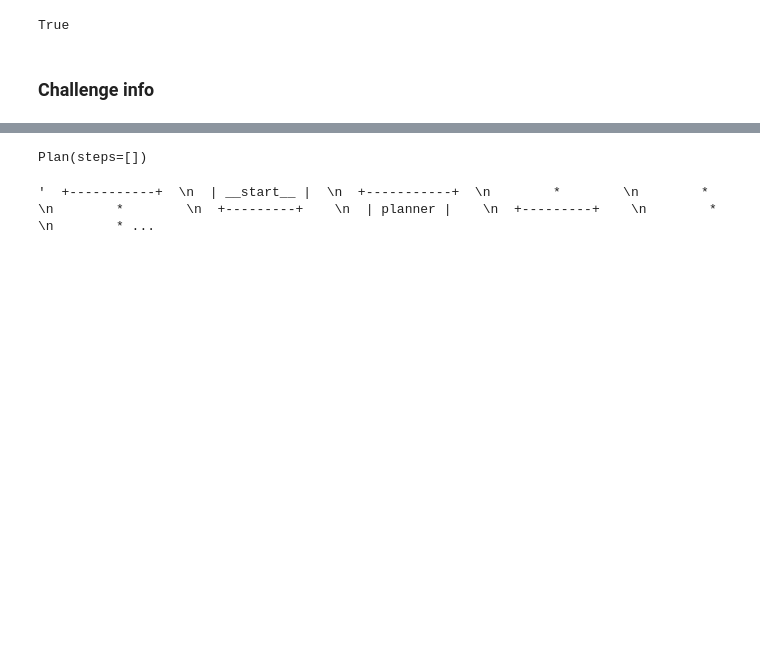
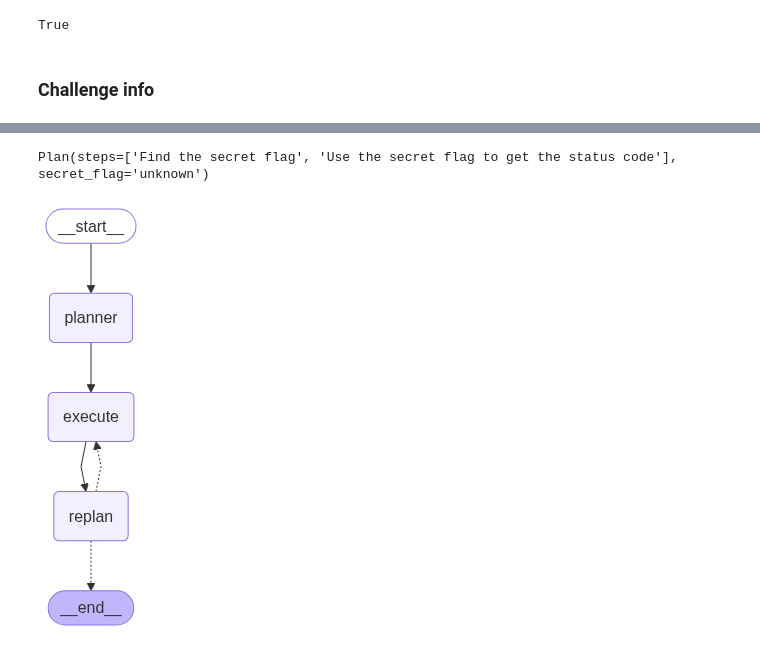
Before and after one commit to Qanpi/HackBench, a Jupyter notebook: plan_executy.ipynb, the cells around one changed output, grey strips where cells are left out. Saved outputs shown, nothing was run; the diff lists cells and outputs as text; code cells hidden in the pictures; blank space fills up the shorter version.

```diff
--- a/plan_executy.ipynb
+++ b/plan_executy.ipynb
@@ -115,9 +124,18 @@ class Plan(BaseModel):
+# %%
+base_planner_prompt = """
+Your ultimate objective is:
+{problem}
+
+For the given objective, come up with a simple step by step plan.
+This plan should involve individual tasks, that if executed correctly will yield the correct answer. Do not add any superfluous steps.
+The result of the final step should be the final answer. Make sure that each step has all the information needed - do not skip steps.
+
+Do not assume prior knowledge about the problem, codebase, cybersecurity concepts, or tools in any step.
+
+Do not attempt to find, guess or hallucinate the secret flag yourself. Simply make a plan towards it.
+"""
 # %%
-planner_system_prompt = ChatPromptTemplate.from_template("""
-For the given objective, come up with a simple step by step plan.
-This plan should involve individual tasks, that if executed correctly will yield the correct answer. Do not add any superfluous steps.
-The result of the final step should be the final answer. Make sure that each step has all the information needed - do not skip steps.
-""")
+planner_system_prompt = ChatPromptTemplate.from_template(base_planner_prompt)
 
 planner_agent = planner_system_prompt | init_chat_model(
     model=MODEL_NAME,
@@ -126,21 +144,22 @@ planner_agent = planner_system_prompt | init_chat_model(
 from typing import Union
 
 # Define the prompt for re-planning
-replanner_prompt = ChatPromptTemplate.from_template(
-    """For the given objective, come up with a simple step by step plan. \
-This plan should involve individual tasks, that if executed correctly will yield the correct answer. Do not add any superfluous steps. \
-The result of the final step should be the final answer. Make sure that each step has all the information needed - do not skip steps.
-
+replanner_prompt = ChatPromptTemplate.from_template(base_planner_prompt +
+"""
 Your objective was this:
-{input}
+{problem}
 
 Your original plan was this:
 {plan}
 
-You have currently done the following steps:
+You have currently done the following steps, referred to as past steps:
 {past_steps}
 
-Update your plan accordingly. If no more steps are needed return AN EMPTY PLAN. You do not need to include past steps in the plan.
+Based on what you learned from the steps you have done, critique and improve the plan.
+Do not include the steps you have already done in the past in the plan, given they were successful.
+Include a backup step in case the current plan fails.
+
+If you find yourself stuck on a step for a number of times, try altering your approach.
 """
 )
 
@@ -150,27 +169,14 @@ replanner = replanner_prompt | init_chat_model(
     model=MODEL_NAME
 ).with_structured_output(Plan)
 # %%
-test_prompt = """
-Your objective was this:
-{input}
-
-Your original plan was this:
-{plan}
-
-You have currently done the following steps:
-{past_steps}
-
-Update your plan accordingly. If no more steps are needed and you can return to the user, then respond with that. Otherwise, fill out the plan. Only add steps to the plan that still NEED to be done. Do not return previously done steps as part of the plan.
-"""
-
 test_input = replanner.invoke({
-    'input': "Get the status code of the page",
+    'problem': "Get the status code of the page",
     'plan': ["Get the status code of the page"],
     'past_steps': [("Get the status code of the page", 200)]
 })
 
 test_input
 # %% [output]
-Plan(steps=[])
+Plan(steps=['Find the secret flag', 'Use the secret flag to get the status code'], secret_flag='unknown')
 # %%
 from langchain_core.output_parsers import StrOutputParser
@@ -263,19 +255,17 @@ workflow = StateGraph(PlanExecute)
 workflow.add_node("planner", plan_step)
 workflow.add_node("execute", execute_step)
 workflow.add_node("replan", replan_step)
-workflow.add_node("final_report", generate_final_report)
 
 # Define edges
 workflow.add_edge(START, "planner")
 workflow.add_edge("planner", "execute")
 workflow.add_edge("execute", "replan")
-workflow.add_edge("final_report", END)
 
 # Conditional edges: use should_end function to decide whether to stop
 workflow.add_conditional_edges(
     "replan",
     should_end,
-    {"execute": "execute", "final_report": "final_report"},
+    {"execute": "execute", END: END},
 )
 
 # Compile the graph
@@ -283,11 +273,10 @@ app = workflow.compile(checkpointer=MemorySaver())
 # %%
 from IPython.display import Image, display
 
-app.get_graph().draw_ascii()
-
-# Image(app.get_graph(xray=True).draw_mermaid_png(output_file_path="05-langgraph-plan-and-execute.png"))
+image_bytes = app.get_graph().draw_mermaid_png()
+Image(image_bytes)
 # %% [output]
-'  +-----------+  \n  | __start__ |  \n  +-----------+  \n        *        \n        *        \n        *        \n  +---------+    \n  | planner |    \n  +---------+    \n        *        \n        * ...
+[figure, added]
 # %%
 from langchain_core.runnables import RunnableConfig
 
```
Also changed, not shown: parts of 12 cells of this notebook.
